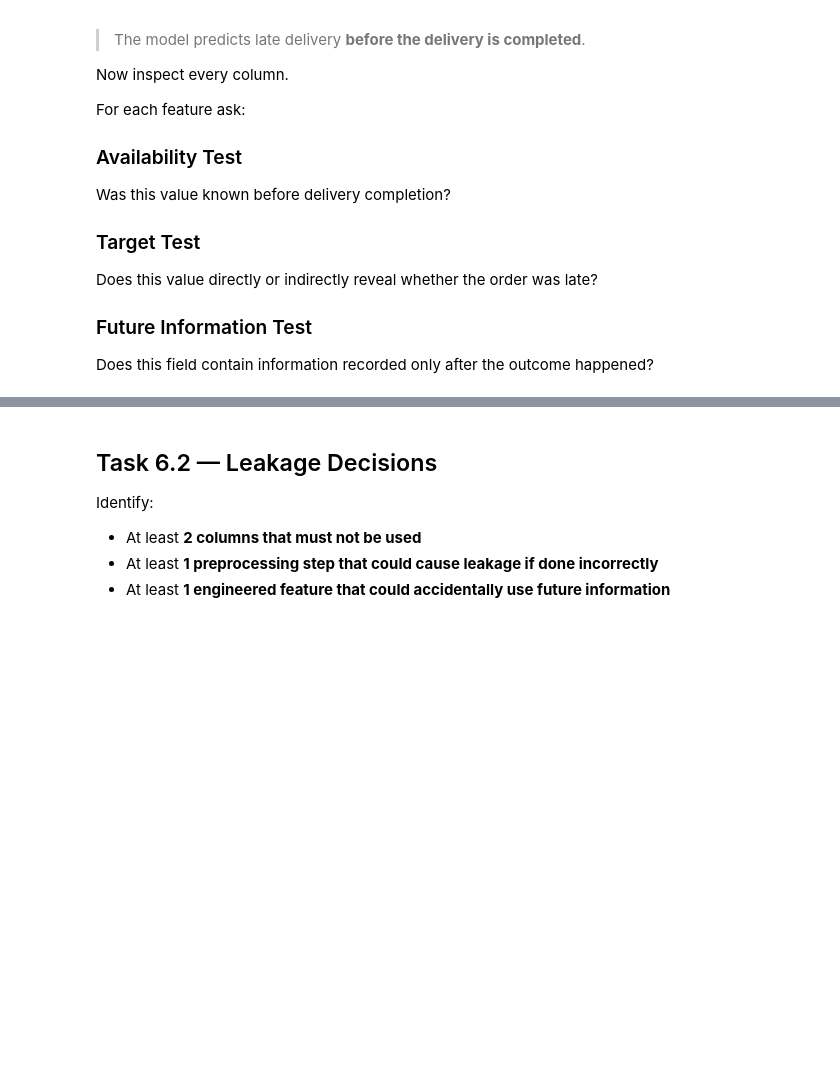
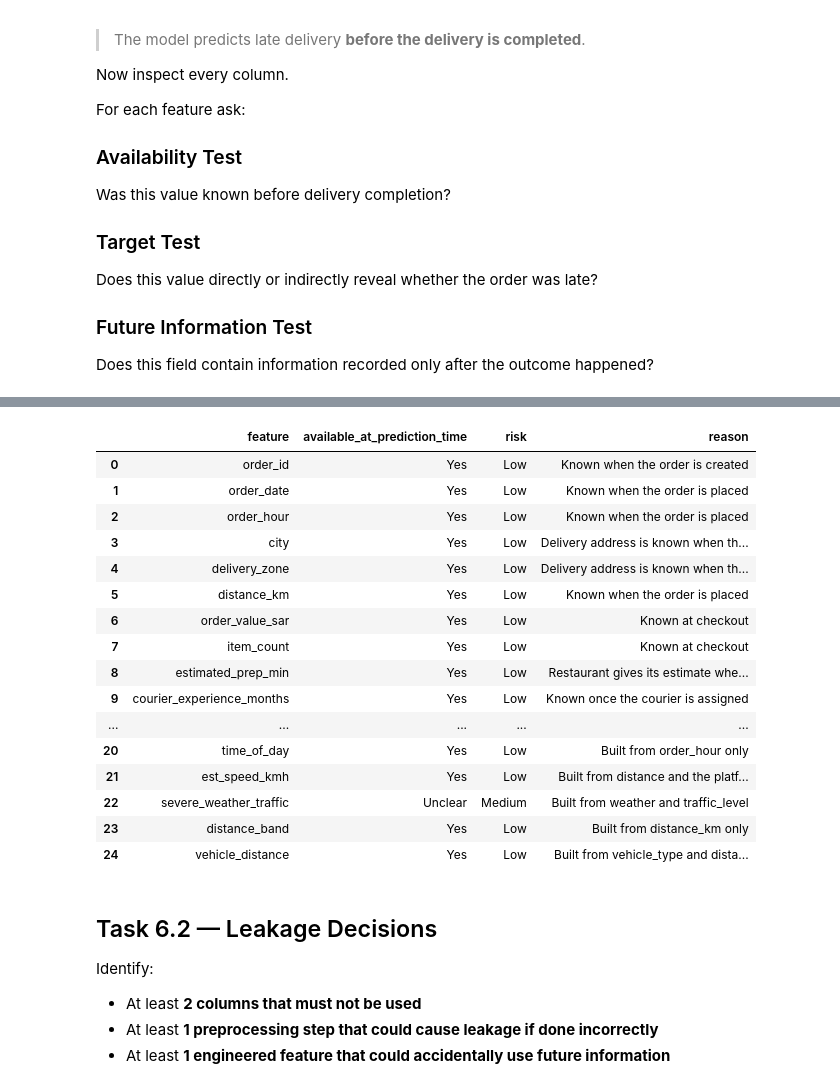
Before and after one commit to Reemahru/FoodDeliveryOperations, a Jupyter notebook: Food_Delivery_Data_Challenge_Student_ADVANCED_(1).ipynb, the cells around one changed output, grey strips where cells are left out. Saved outputs shown, nothing was run; the diff lists cells and outputs as text; code cells hidden in the pictures; blank space fills up the shorter version.

```diff
--- a/Food_Delivery_Data_Challenge_Student_ADVANCED_(1).ipynb
+++ b/Food_Delivery_Data_Challenge_Student_ADVANCED_(1).ipynb
@@ -1300,3 +1375,89 @@ availability_df
+# %%
+# TODO 6.1 — Build a feature availability table
+
+# Example:
+# availability_audit.append({
+#     "feature": "...",
+#     "available_at_prediction_time": "Yes/No/Unclear",
+#     "risk": "Low/Medium/High",
+#     "reason": "..."
+# })
+
+availability_audit = [
+    {"feature": "order_id", "available_at_prediction_time": "Yes", "risk": "Low",
+     "reason": "Known when the order is created"},
+    {"feature": "order_date", "available_at_prediction_time": "Yes", "risk": "Low",
+     "reason": "Known when the order is placed"},
+    {"feature": "order_hour", "available_at_prediction_time": "Yes", "risk": "Low",
+     "reason": "Known when the order is placed"},
+    {"feature": "city", "available_at_prediction_time": "Yes", "risk": "Low",
+     "reason": "Delivery address is known when the order is placed"},
+    {"feature": "delivery_zone", "available_at_prediction_time": "Yes", "risk": "Low",
+     "reason": "Delivery address is known when the order is placed"},
+    {"feature": "distance_km", "available_at_prediction_time": "Yes", "risk": "Low",
+     "reason": "Known when the order is placed"},
+    {"feature": "order_value_sar", "available_at_prediction_time": "Yes", "risk": "Low",
+     "reason": "Known at checkout"},
+    {"feature": "item_count", "available_at_prediction_time": "Yes", "risk": "Low",
+     "reason": "Known at checkout"},
+    {"feature": "estimated_prep_min", "available_at_prediction_time": "Yes", "risk": "Low",
+     "reason": "Restaurant gives its estimate when accepting the order"},
+    {"feature": "courier_experience_months", "available_at_prediction_time": "Yes", "risk": "Low",
+     "reason": "Known once the courier is assigned"},
+    {"feature": "vehicle_type", "available_at_prediction_time": "Yes", "risk": "Low",
+     "reason": "Known once the courier is assigned"},
+    {"feature": "weather", "available_at_prediction_time": "yes", "risk": "Medium",
+     "reason": "Weather is known when the order is placed and rarely changes during delivery, but the dataset does not confirm whether it was recorded at order time or after delivery"},
+    {"feature": "traffic_level", "available_at_prediction_time": "yes", "risk": "Medium",
+     "reason": " traffic can change quickly during the trip"},
+    {"feature": "is_weekend", "available_at_prediction_time": "Yes", "risk": "Low",
+     "reason": "Derived from the order date"},
+    {"feature": "promo_used", "available_at_prediction_time": "Yes", "risk": "Low",
+     "reason": "Known at checkout"},
+    {"feature": "estimated_delivery_min", "available_at_prediction_time": "Yes", "risk": "Low",
+     "reason": "Original estimated delivery time is available before delivery and does not use actual delivery time."},
+    {"feature": "actual_delivery_min", "available_at_prediction_time": "No", "risk": "High",
+     "reason": "Only known after delivery is completed"},
+    {"feature": "customer_rating", "available_at_prediction_time": "No", "risk": "High",
+     "reason": "Given by the customer after delivery "},
+    {"feature": "late_reason", "available_at_prediction_time": "No", "risk": "High",
+     "reason": "Recorded only after a late delivery"},
+
+    # - Engineered features -
+    {"feature": "is_peak_hour", "available_at_prediction_time": "Yes", "risk": "Low",
+     "reason": "Built from order_hour only"},
+    {"feature": "time_of_day", "available_at_prediction_time": "Yes", "risk": "Low",
+     "reason": "Built from order_hour only"},
+    {"feature": "est_speed_kmh", "available_at_prediction_time": "Yes", "risk": "Low",
+     "reason": "Built from distance and the platform estimate, both known before delivery "},
+    {"feature": "severe_weather_traffic", "available_at_prediction_time": "Unclear", "risk": "Medium",
+     "reason": "Built from weather and traffic_level"},
+    {"feature": "distance_band", "available_at_prediction_time": "Yes", "risk": "Low",
+     "reason": "Built from distance_km only"},
+    {"feature": "vehicle_distance", "available_at_prediction_time": "Yes", "risk": "Low",
+     "reason": "Built from vehicle_type and distance_band, both known at assignment"},
+]
+
+availability_df = pd.DataFrame(availability_audit)
+availability_df
+# %% [output]
+|  | feature | available_at_prediction_time | risk | reason |
+| 0 | order_id | Yes | Low | Known when the order is created |
+| 1 | order_date | Yes | Low | Known when the order is placed |
+| 2 | order_hour | Yes | Low | Known when the order is placed |
+| 3 | city | Yes | Low | Delivery address is known when th... |
+| 4 | delivery_zone | Yes | Low | Delivery address is known when th... |
+| 5 | distance_km | Yes | Low | Known when the order is placed |
+| 6 | order_value_sar | Yes | Low | Known at checkout |
+| 7 | item_count | Yes | Low | Known at checkout |
+| 8 | estimated_prep_min | Yes | Low | Restaurant gives its estimate whe... |
+| 9 | courier_experience_months | Yes | Low | Known once the courier is assigned |
+| ... | ... | ... | ... | ... |
+| 20 | time_of_day | Yes | Low | Built from order_hour only |
+| 21 | est_speed_kmh | Yes | Low | Built from distance and the platf... |
+| 22 | severe_weather_traffic | Unclear | Medium | Built from weather and traffic_level |
+| 23 | distance_band | Yes | Low | Built from distance_km only |
+| 24 | vehicle_distance | Yes | Low | Built from vehicle_type and dista... |
 # %% [markdown]
 ## Task 6.2 — Leakage Decisions
 
```
Also changed, not shown: parts of 7 cells of this notebook.
